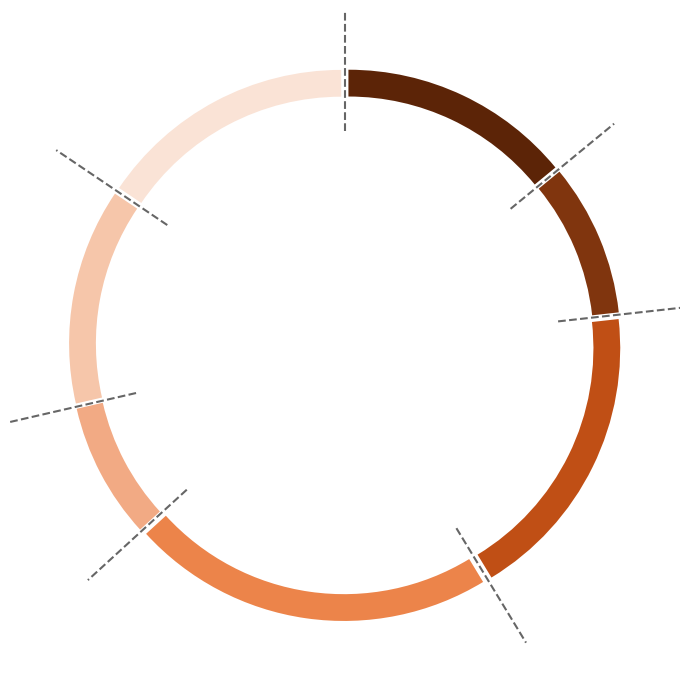
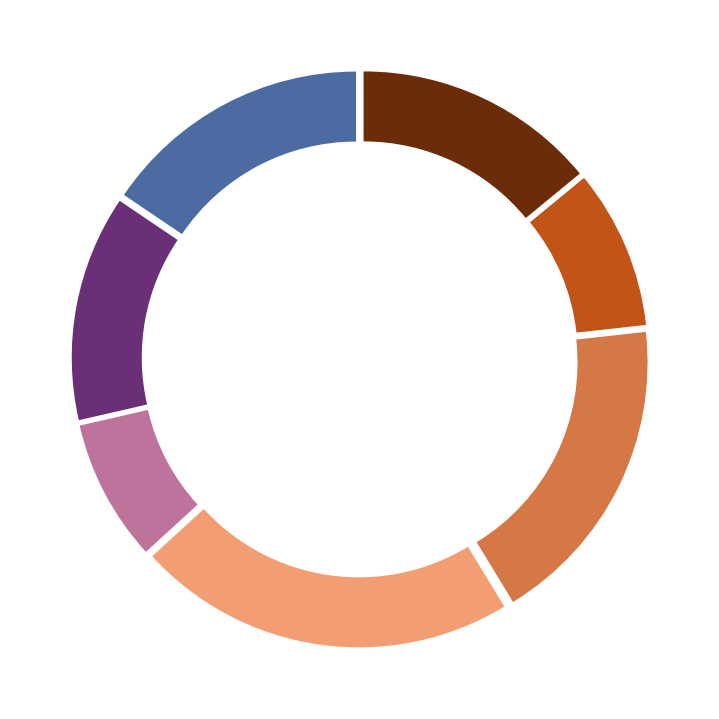
Code edit (unified diff) that turned the first committed figure into the second:
--- before
+++ after
@@ -5,5 +5,4 @@
 # 输入数据
 # =========================
-# counts = [78, 131, 49, 55, 108, 84, 93]
 counts = [84, 55, 108, 131, 49, 78, 93]
 count_ratio = [i / sum(counts) for i in counts]
@@ -11,11 +10,11 @@
 
 colors = [
-    "#5C2407",  # 更深棕橙（新增）
-    "#80350E",
-    "#C04F15",
-    "#EC844A",
-    "#F2AA84",
-    "#F6C6AA",  # 更浅橙（新增）
-    "#FAE3D6"   # 接近白的暖橙（新增）
+    "#6C2C0A",
+    "#C15416",
+    "#D57846",
+    "#F29D72",
+    "#BE739D",
+    "#6A2F77",
+    "#4C6BA2"
 ]
 
@@ -23,5 +22,9 @@
 # 画 donut
 # =========================
-fig, ax = plt.subplots(figsize=(7,7))
+fig, ax = plt.subplots(figsize=(7, 7))
+
+# 设置透明背景
+fig.patch.set_alpha(0)
+ax.set_facecolor("none")
 
 explode = [0.03] * len(counts)
@@ -33,36 +36,22 @@
     explode=explode,
     counterclock=False,
-    wedgeprops=dict(width=0.1)
+    wedgeprops=dict(
+        width=0.25,
+        edgecolor="none"   # 不要白色边框
+    )
 )
 
-# =========================
-# 添加向外发射的虚线
-# =========================
-r_inner = 0.8         # 起点
-r_outer = 1.3      # 终点
+ax.set(aspect="equal")
+ax.axis("off")  # 去掉坐标轴
 
-for w in wedges:
-    
-    angle = w.theta1
-    angle_rad = np.deg2rad(angle)
+plt.tight_layout(pad=0)
 
-    x1 = r_inner * np.cos(angle_rad)
-    y1 = r_inner * np.sin(angle_rad)
+plt.savefig(
+    "../plots/fig3_c.svg",
+    dpi=600,
+    bbox_inches="tight",
+    pad_inches=0,
+    transparent=True
+)
 
-    x2 = r_outer * np.cos(angle_rad)
-    y2 = r_outer * np.sin(angle_rad)
-
-    ax.plot(
-        [x1, x2],
-        [y1, y2],
-        linestyle="--",
-        linewidth=1.5,
-        color="black",
-        alpha=0.6
-    )
-
-ax.set(aspect="equal")
-
-plt.tight_layout()
-plt.savefig("../plots/fig3_c.svg", dpi=600, bbox_inches="tight")
 plt.show()

Commit: update fig 3